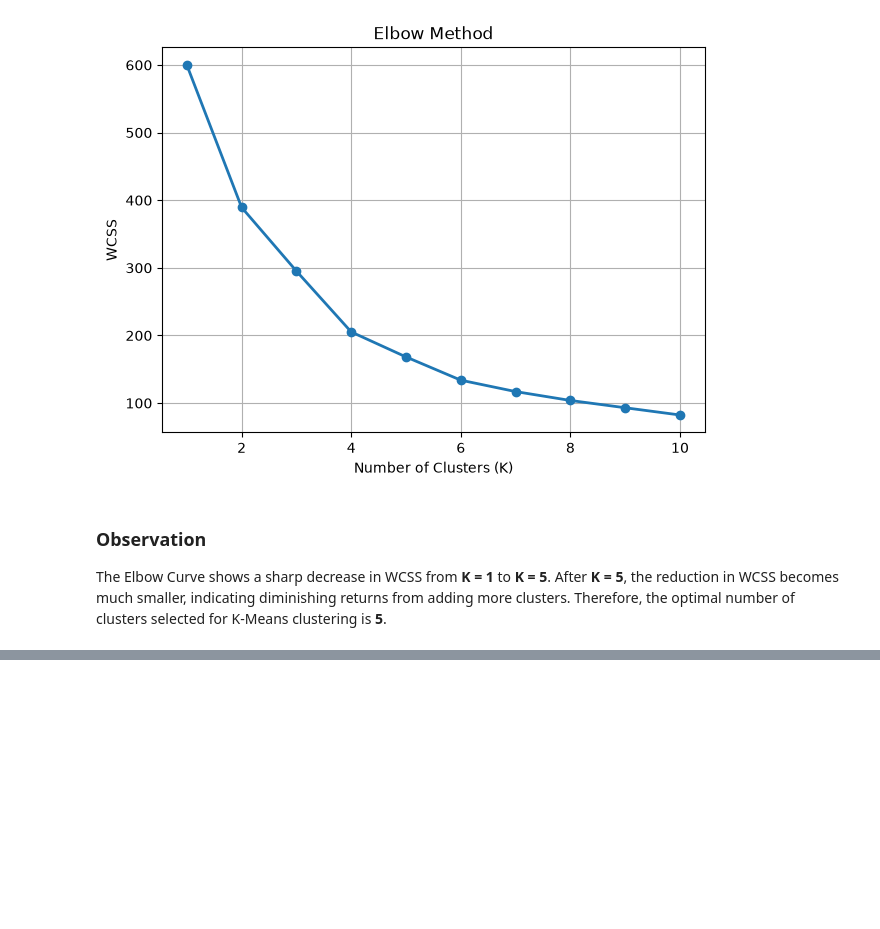
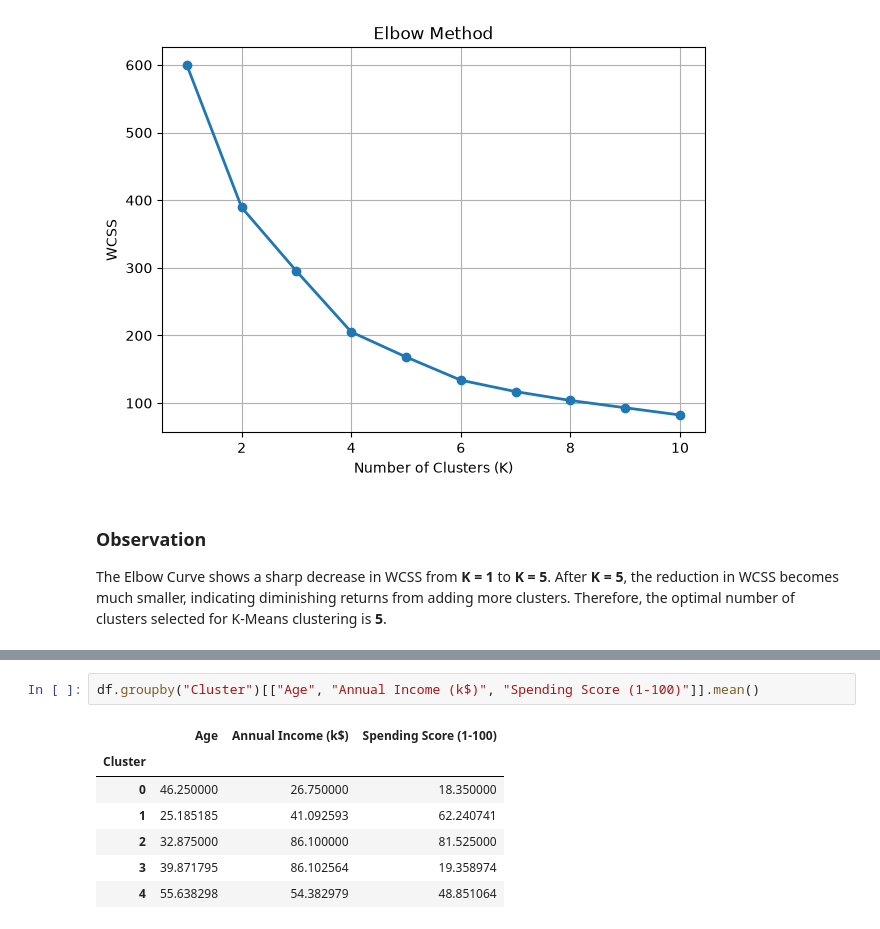
Before and after one commit to heydhwani/Assignment_5, a Jupyter notebook: notebooks/customer_segmentation.ipynb, the cells around one changed output, grey strips where cells are left out. Saved outputs shown, nothing was run; the diff lists cells and outputs as text; blank space fills up the shorter version.

```diff
--- a/notebooks/customer_segmentation.ipynb
+++ b/notebooks/customer_segmentation.ipynb
@@ -334,0 +370,10 @@ The Elbow Curve shows a sharp decrease in WCSS from **K = 1** to **K = 5**. Afte
+# %%
+df.groupby("Cluster")[["Age", "Annual Income (k$)", "Spending Score (1-100)"]].mean()
+# %% [output]
+|  | Age | Annual Income (k$) | Spending Score (1-100) |
+| Cluster |  |  |  |
+| 0 | 46.250000 | 26.750000 | 18.350000 |
+| 1 | 25.185185 | 41.092593 | 62.240741 |
+| 2 | 32.875000 | 86.100000 | 81.525000 |
+| 3 | 39.871795 | 86.102564 | 19.358974 |
+| 4 | 55.638298 | 54.382979 | 48.851064 |
```
Also changed, not shown: parts of 5 cells of this notebook.
